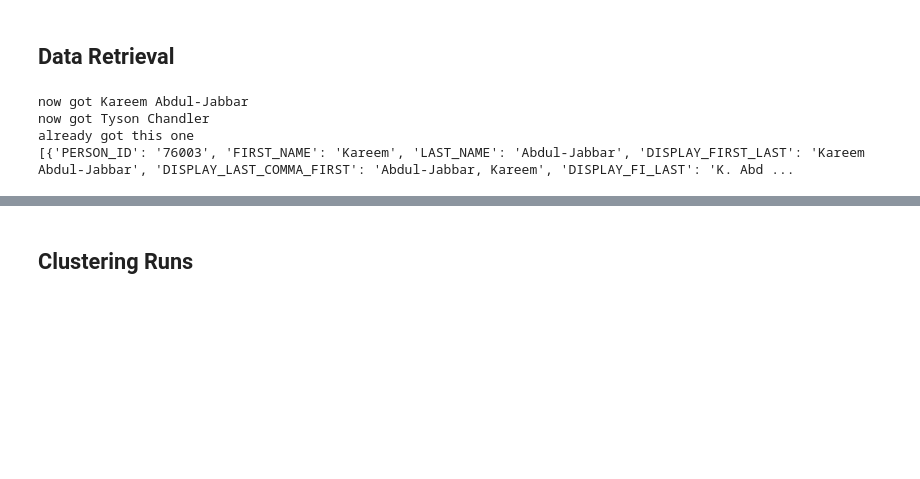
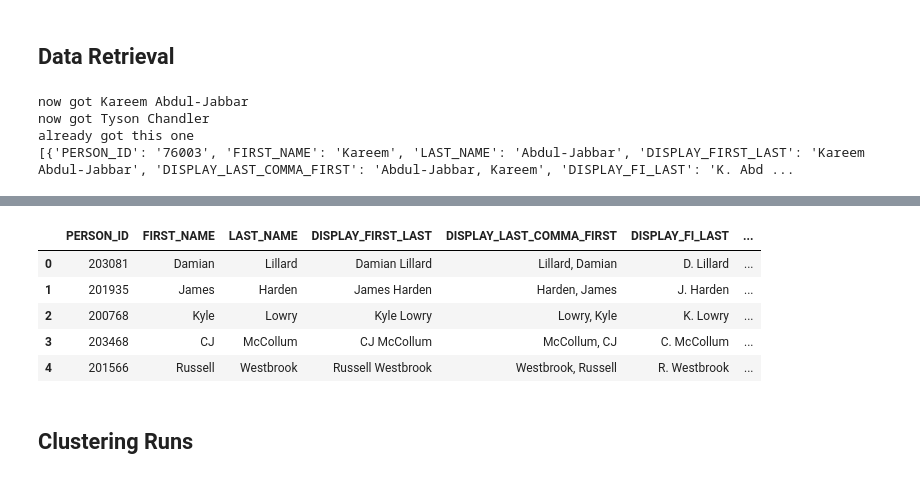
Before and after one commit to moshea93/K-Means-Player-Groupings, a Jupyter notebook: K-Means.ipynb, the cells around one changed output, grey strips where cells are left out. Cells and saved outputs as stored; diff of their text form; code cells hidden in the pictures; blank space fills up the shorter version.

```diff
--- a/K-Means.ipynb
+++ b/K-Means.ipynb
@@ -175,3 +180,12 @@ if not os.path.isdir('./player_data'):
+# %%
+pd.read_csv('player_bios_test.csv').head()
+# %% [output]
+|  | PERSON_ID | FIRST_NAME | LAST_NAME | DISPLAY_FIRST_LAST | DISPLAY_LAST_COMMA_FIRST | DISPLAY_FI_LAST | ... |
+| 0 | 203081 | Damian | Lillard | Damian Lillard | Lillard, Damian | D. Lillard | ... |
+| 1 | 201935 | James | Harden | James Harden | Harden, James | J. Harden | ... |
+| 2 | 200768 | Kyle | Lowry | Kyle Lowry | Lowry, Kyle | K. Lowry | ... |
+| 3 | 203468 | CJ | McCollum | CJ McCollum | McCollum, CJ | C. McCollum | ... |
+| 4 | 201566 | Russell | Westbrook | Russell Westbrook | Westbrook, Russell | R. Westbrook | ... |
 # %% [markdown]
 ## Clustering Runs
 # %%
```
Also changed, not shown: parts of 3 cells of this notebook.
